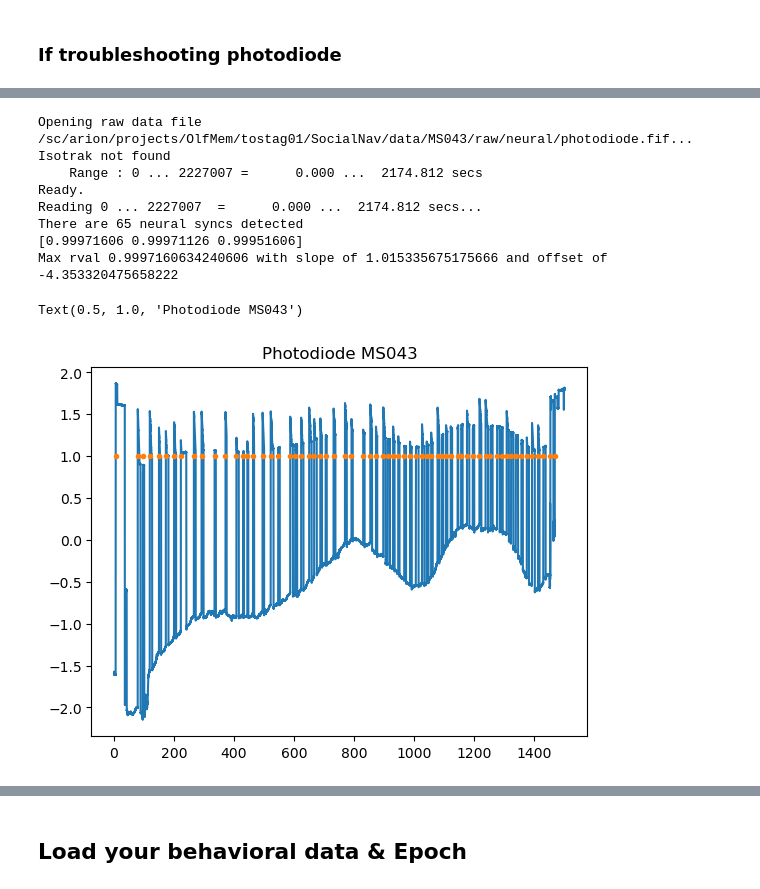
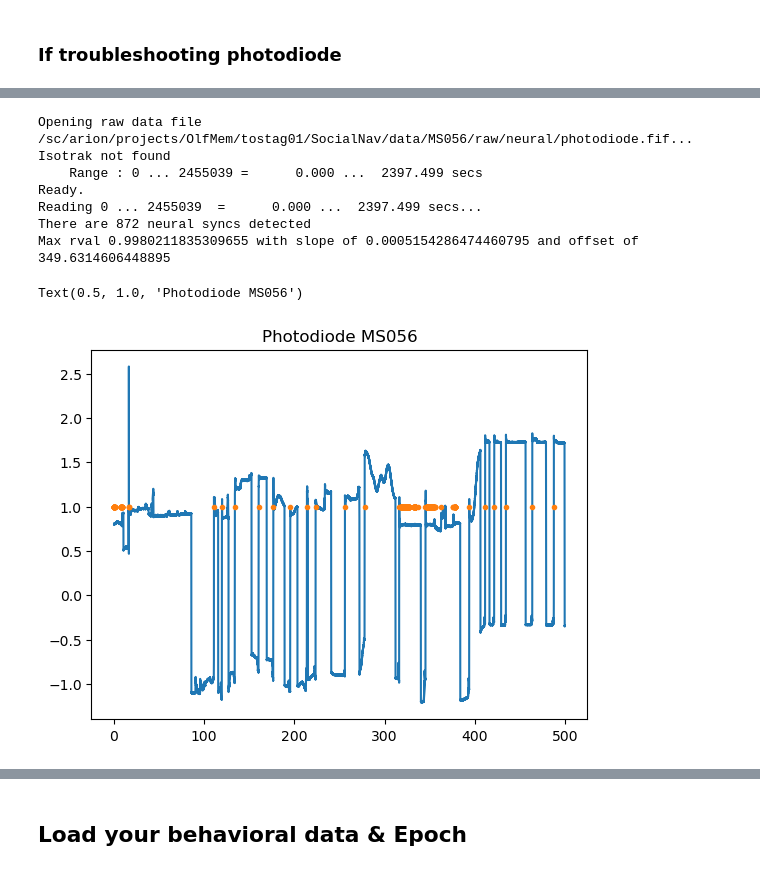
Before and after one commit to gelanat/LFPAnalysis, a Jupyter notebook: SNT_scripts/SNT_preprocess.ipynb, the cells around one changed output, grey strips where cells are left out. Saved outputs shown, nothing was run; the diff lists cells and outputs as text; code cells hidden in the pictures.

```diff
--- a/SNT_scripts/SNT_preprocess.ipynb
+++ b/SNT_scripts/SNT_preprocess.ipynb
@@ -48,13 +63,13 @@ In the pre-processing functions below, we:
 
 4. re-reference
 # %%
-# subj_ids = ['MS030', 'MS043', 'MS047', 'MS048', 'MS053']
-# subj_ids = ['MS009', 'MS020', 'MS034', 'MS045', 'MS050']
-# subj_ids = ['MS008','MS019', 'MS052', 'MS030', 'MS043', 'MS047', 'MS048', 'MS053', 'MS009', 'MS020', 'MS034', 'MS045', 'MS050']
-subj_ids = ['MS019']
+subj_ids = ['MS008', 'MS009', 'MS019','MS020', 'MS030', 'MS034', 'MS042', 'MS043', 'MS045', 'MS047', 'MS048', 'MS050', 'MS051', 'MS053', 'MS054', 'MS055', 'MS056', 'MS057', 'MS058']
+## ms052 too spikey across the board
+# subj_ids = ['MS058']
 subj_sites = ['MSSM' for _ in subj_ids]
 subj_formats = ['edf' for _ in subj_ids]
 base_dir = '/sc/arion/projects/OlfMem/tostag01/SocialNav'
 # %%
 load_preproc_data = True
 load_reref_data = True
+load_clean_reref = True
@@ -102,6 +139,11 @@ for ix, subj_id in enumerate(subj_ids):
     ### Bipolar re-reference data
     if load_reref_data:
         mne_data_reref = mne.io.read_raw_fif(f'{save_path}/ieeg_bp.fif', preload=True)
+        if load_clean_reref:
+            print(f'Loading cleaned bp data for {subj_id}')
+            mne_data_reref.info['bads'] = bad_reref_ch[subj_id]
+            mne_data_reref.save(f'{save_path}/clean_ieeg_bp.fif', overwrite=True)
+
     else:
         # Re-reference neural data
         mne_data_reref = lfp_preprocess_utils.ref_mne(mne_data=mne_data,
@@ -196,3 +247,5 @@ First, you may need to MANUALLY clean the photodiode signal if the recording qua
+# %%
+inverted_diode_subj = {'MS008','MS009', 'MS019', 'MS020', 'MS030', 'MS051', 'MS053', 'MS054', 'MS055','MS057'}
 # %%
 slopes = {f'{x}': [] for x in subj_ids}
 offsets = {f'{x}': [] for x in subj_ids}
@@ -298,58 +501,57 @@ plt.show()
 # %%
-subj_id = 'MS043'
+subj_id = 'MS056'
 load_path = f'{base_dir}/data/{subj_id}/raw/neural/'
 photodiode_data = mne.io.read_raw_fif(f'{load_path}photodiode.fif', preload=True)
-photodiode_data._data = photodiode_data._data[:,0:1540000]
+# photodiode_data._data = photodiode_data._data[:,0:1540000]
 
 
-# # #to invert
+# # # #to invert
 # photodiode_data._data *= -1
 
 
-smoothSize=40
-windSize=50
-height=0.6
+smoothSize=30
+windSize=30
+height=0.8
 
 sig = np.squeeze(sync_utils.moving_average(photodiode_data._data, n=smoothSize))
 timestamp = np.squeeze(np.arange(len(sig))/photodiode_data.info['sfreq'])
 sig = scipy.stats.zscore(sig)
 trig_ix = np.where((sig[:-1]<=height)*(sig[1:]>height))[0] # rising edge of trigger
 
 neural_ts = timestamp[trig_ix]
 neural_ts = np.array(neural_ts)
 print(f'There are {len(neural_ts)} neural syncs detected')
 
 nwin = len(neural_ts) - len(beh_ts)
 rvals = []
 slopes = []
 offsets = []
 for i in range(nwin+1):
     slope, offset, rval = sync_utils.sync_matched_pulses(np.array(beh_ts), neural_ts[i:len(beh_ts)+i])
     rvals.append(rval)
     slopes.append(slope)
     offsets.append(offset)
 rvals = np.array(rvals)
 offsets = np.array(offsets)
 slopes = np.array(slopes)
-print(rvals)
+# print(rvals)
 slope=slopes[np.argmax(rvals)]
 offset=offsets[np.argmax(rvals)]
 print(f'Max rval {np.max(rvals)} with slope of {slope} and offset of {offset}')
 
-sig_indices = [index for index,value in enumerate(timestamp) if value > 0 and value < 2000]
-neu_indices = [index for index,value in enumerate(neural_ts) if value > 0 and value < 2000]
+sig_indices = [index for index,value in enumerate(timestamp) if value > 0 and value < 500]
+neu_indices = [index for index,value in enumerate(neural_ts) if value > 0 and value < 500]
 plt.figure()
 plt.plot(timestamp[sig_indices], sig[sig_indices])
 plt.plot(neural_ts[neu_indices], np.ones_like(neural_ts[neu_indices]), 'o', markersize=3)
 plt.title("Photodiode " + subj_id)
 # %% [output]
-Opening raw data file /sc/arion/projects/OlfMem/tostag01/SocialNav/data/MS043/raw/neural/photodiode.fif...
+Opening raw data file /sc/arion/projects/OlfMem/tostag01/SocialNav/data/MS056/raw/neural/photodiode.fif...
 Isotrak not found
-    Range : 0 ... 2227007 =      0.000 ...  2174.812 secs
+    Range : 0 ... 2455039 =      0.000 ...  2397.499 secs
 Ready.
-Reading 0 ... 2227007  =      0.000 ...  2174.812 secs...
-There are 65 neural syncs detected
-[0.99971606 0.99971126 0.99951606]
-Max rval 0.9997160634240606 with slope of 1.015335675175666 and offset of -4.353320475658222
+Reading 0 ... 2455039  =      0.000 ...  2397.499 secs...
+There are 872 neural syncs detected
+Max rval 0.9980211835309655 with slope of 0.0005154286474460795 and offset of 349.6314606448895
-Text(0.5, 1.0, 'Photodiode MS043')
+Text(0.5, 1.0, 'Photodiode MS056')
-[figure, old version]
+[figure, new version]
```
Also changed, not shown: parts of 41 cells of this notebook.
